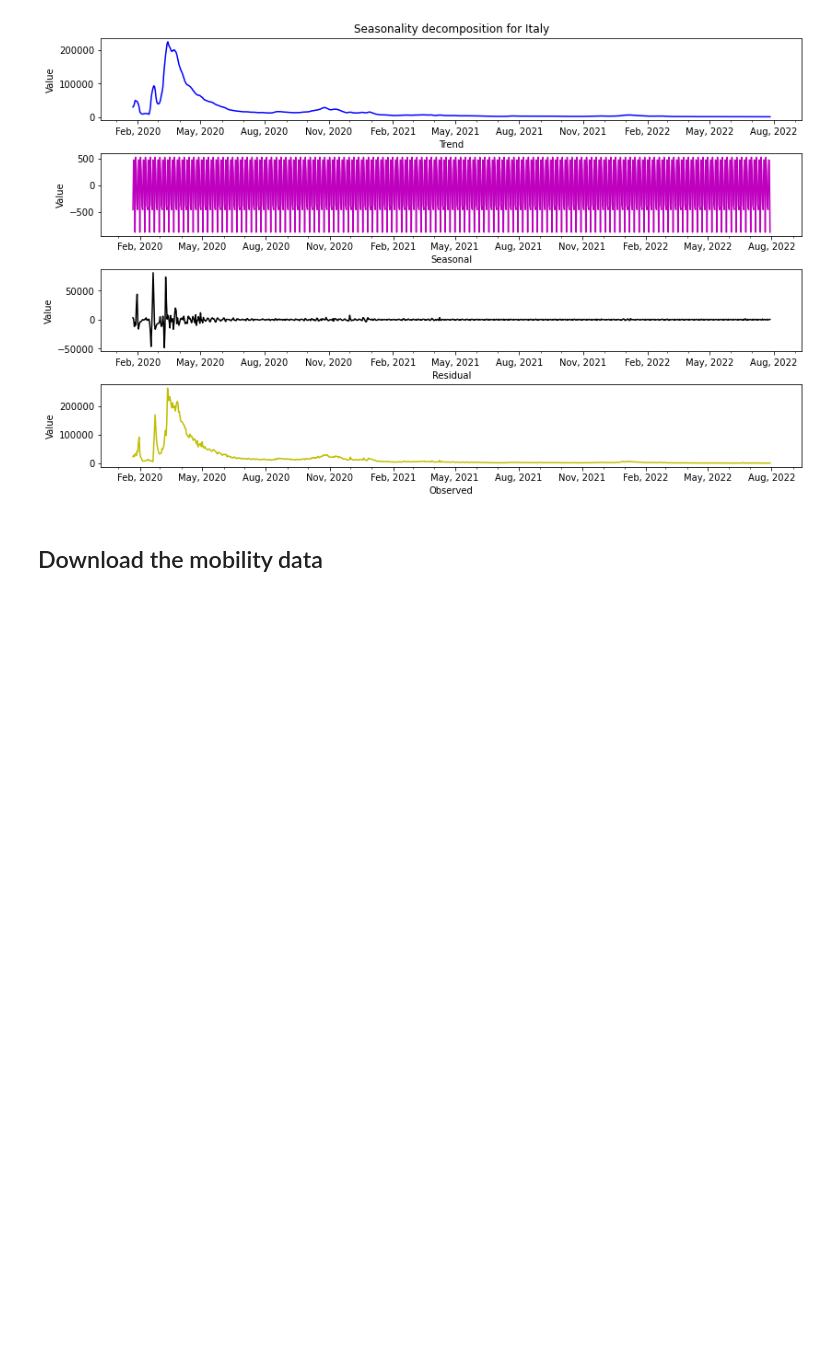
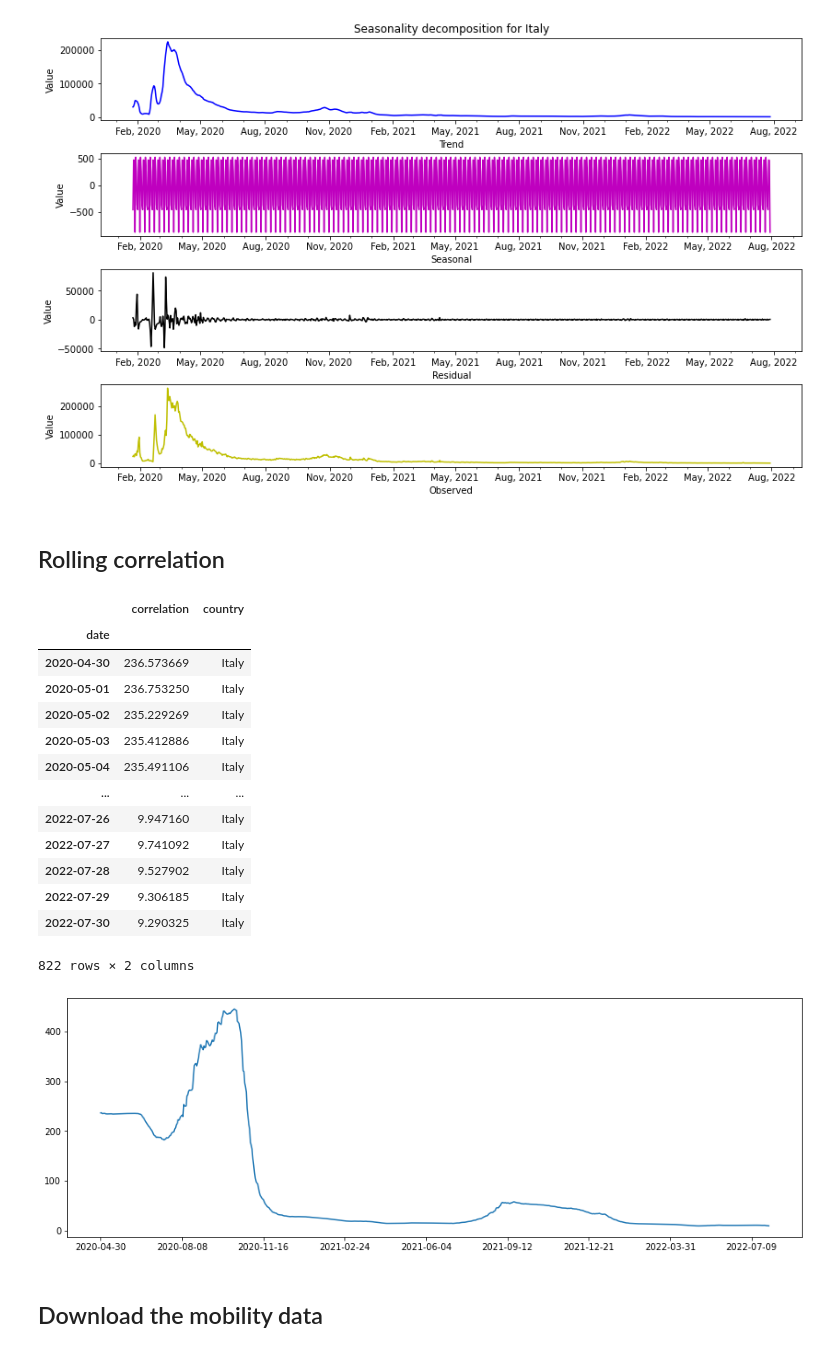
Before and after one commit to epfl-ada/ada-2022-project-thedatadiggers22, a Jupyter notebook: Italy.ipynb, the cells around one changed output. Cells and saved outputs as stored; diff of their text form; code cells hidden in the pictures; blank space fills up the shorter version.

```diff
--- a/Italy.ipynb
+++ b/Italy.ipynb
@@ -166,6 +185,41 @@ date
 
 [921 rows x 5 columns]
 [figure]
+# %% [markdown]
+## Rolling correlation
+# %%
+x = deaths['Italy']
+y = df_pageviews['it']
+model = RollingOLS(y,x, 100)
+test = model.fit()
+df = pd.DataFrame(test.params)
+
+df = df.rename(columns = {'Italy' : 'correlation'})
+df['country'] = 'Italy'
+
+df = df.dropna(axis=0)
+display(df)
+
+plt.figure(figsize=(15, 5))
+plt.plot(df.index, df['correlation'])
+plt.xticks(df.index[::100])
+plt.show()
+# %% [output]
+|  | correlation | country |
+| date |  |  |
+| 2020-04-30 | 236.573669 | Italy |
+| 2020-05-01 | 236.753250 | Italy |
+| 2020-05-02 | 235.229269 | Italy |
+| 2020-05-03 | 235.412886 | Italy |
+| 2020-05-04 | 235.491106 | Italy |
+| ... | ... | ... |
+| 2022-07-26 | 9.947160 | Italy |
+| 2022-07-27 | 9.741092 | Italy |
+| 2022-07-28 | 9.527902 | Italy |
+| 2022-07-29 | 9.306185 | Italy |
+| 2022-07-30 | 9.290325 | Italy |
+822 rows × 2 columns
+[figure, added]
 # %% [markdown]
 ## Download the mobility data
 # %%
```
Also changed, not shown: parts of 17 cells of this notebook, 3 other files.
